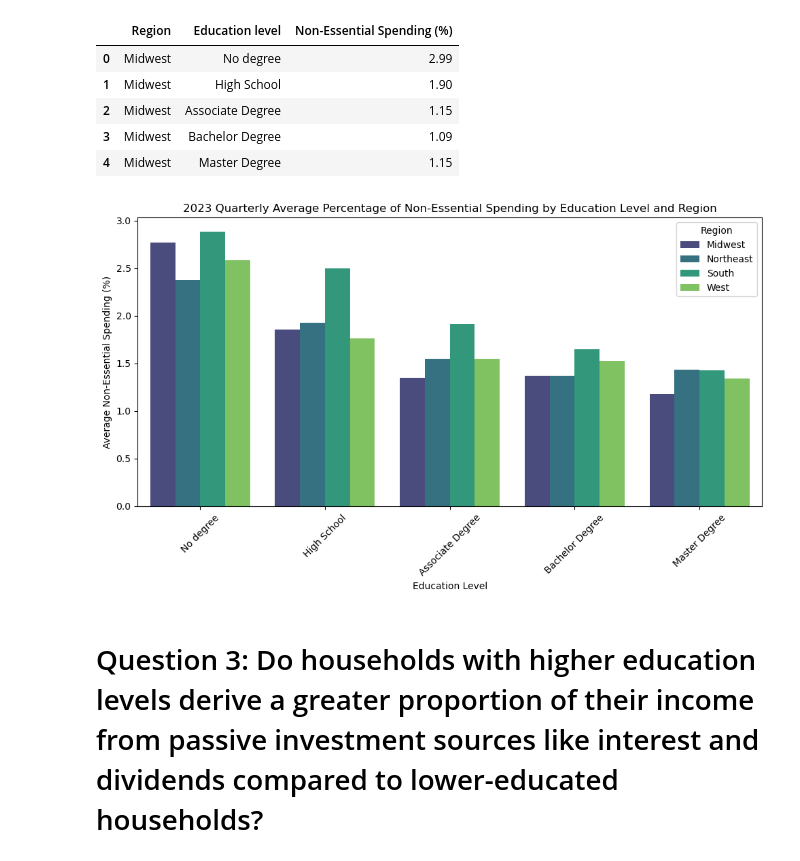
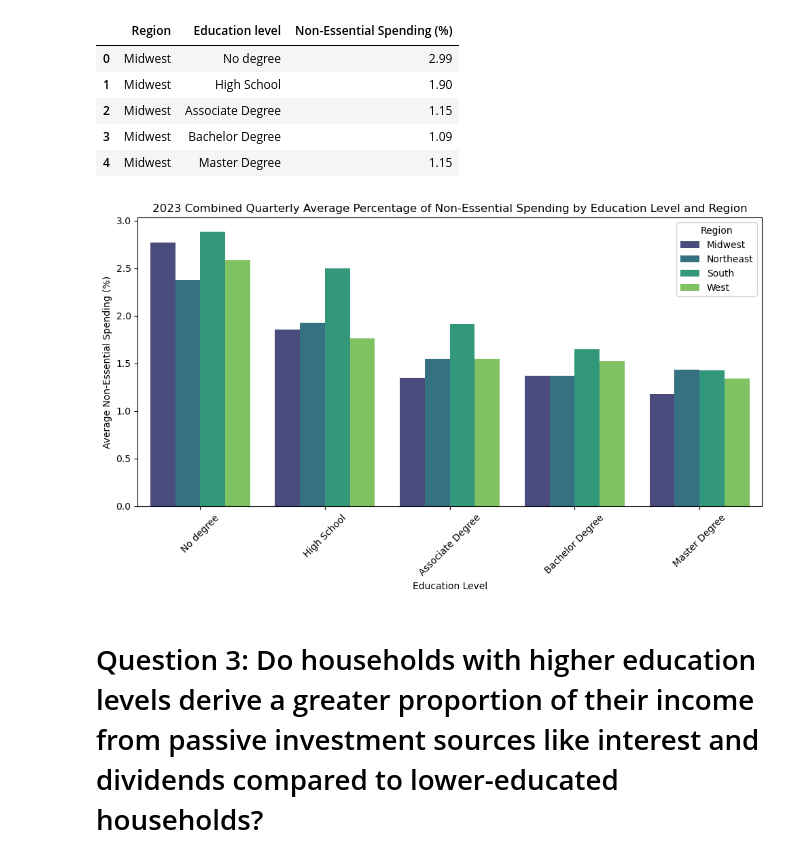
Before and after one commit to Leslygcruz/Educationproj, a Jupyter notebook: notebooks/Education_capstone.ipynb, the cells around one changed output. Saved outputs shown, nothing was run; the diff lists cells and outputs as text; code cells hidden in the pictures.

```diff
--- a/notebooks/Education_capstone.ipynb
+++ b/notebooks/Education_capstone.ipynb
@@ -910,15 +912,15 @@ avgquarterlyspending=avgquarterlyspending.reset_index()
 # %%
 plt.figure(figsize=(10, 6))
 sns.barplot(data=avgquarterlyspending, x='Education level', y='Non-Essential Spending (%)', hue='Region',palette= 'viridis')
-plt.title('2023 Quarterly Average Percentage of Non-Essential Spending by Education Level and Region')
+plt.title('2023 Combined Quarterly Average Percentage of Non-Essential Spending by Education Level and Region')
 plt.xlabel('Education Level')
 plt.ylabel('Average Non-Essential Spending (%)')
 plt.legend(title='Region')
 plt.xticks(rotation=45)
 plt.tight_layout()
 plt.show()
 # %% [output]
-[figure, old version]
+[figure, new version]
 # %% [markdown]
 # Question 3: Do households with higher education levels derive a greater proportion of their income from passive investment sources like interest and dividends compared to lower-educated households?
 # %% [markdown]
```
Also changed, not shown: parts of 6 cells of this notebook.
